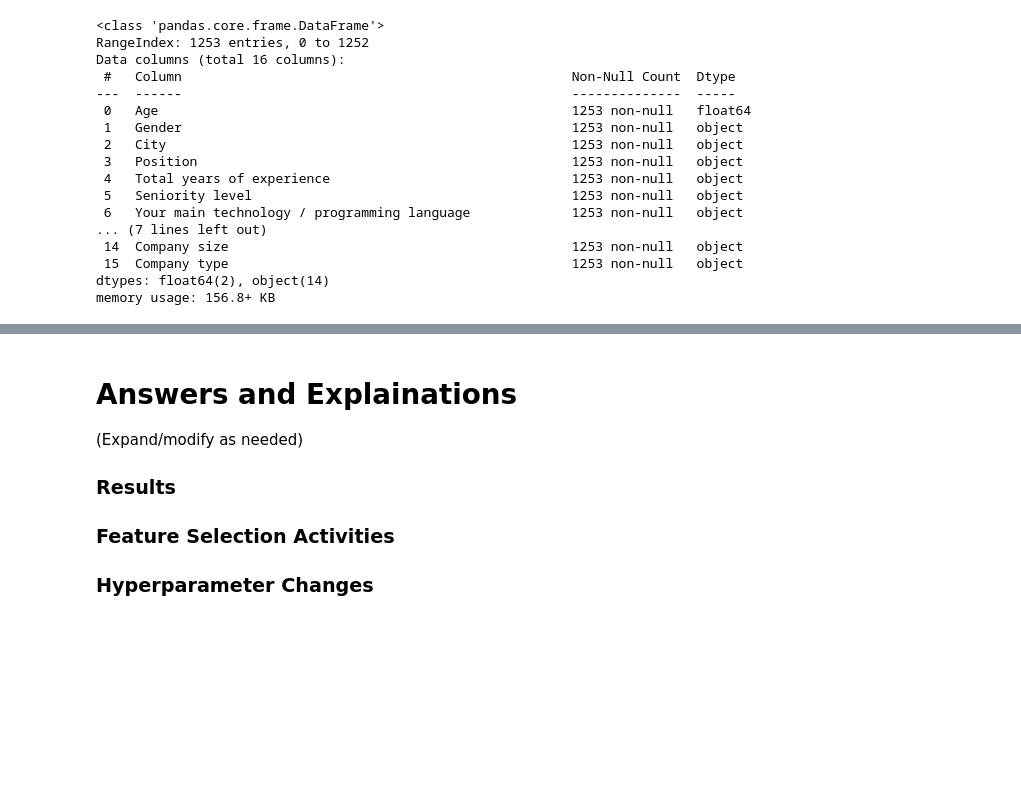
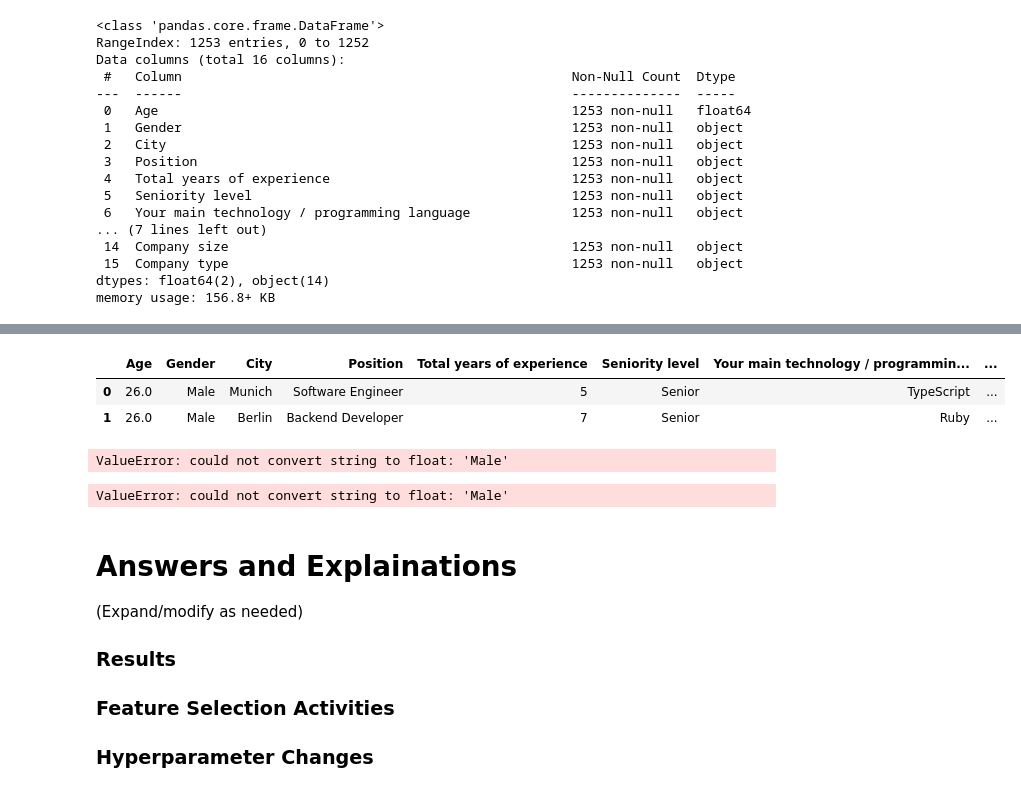
Before and after one commit to SidhST12/ItML_Asn_2_Students, a Jupyter notebook: assignment_2_start.ipynb, the cells around one changed output, grey strips where cells are left out. Saved outputs shown, nothing was run; the diff lists cells and outputs as text; code cells hidden in the pictures; blank space fills up the shorter version.

```diff
--- a/assignment_2_start.ipynb
+++ b/assignment_2_start.ipynb
@@ -300,0 +301,6 @@ NameError: name 'df' is not defined
+# %%
+df.head(2)
+# %% [output]
+|  | Age | Gender | City | Position | Total years of experience | Seniority level | Your main technology / programmin... | ... |
+| 0 | 26.0 | Male | Munich | Software Engineer | 5 | Senior | TypeScript | ... |
+| 1 | 26.0 | Male | Berlin | Backend Developer | 7 | Senior | Ruby | ... |
@@ -301,3 +316,20 @@ NameError: name 'df' is not defined
+# %%
+#Tree Based
+tree_sel = RandomForestClassifier().fit(X, y)
+sfm_class = SelectFromModel(tree_sel, prefit=True)
+x_new = sfm_class.transform(X)
+print(x_new.shape)
+
+mask = sfm_class.get_support()
+new_features = X.columns[mask]
+print(new_features)
+# %% [output]
+ValueError: could not convert string to float: 'Male'
+# %%
+post_mut_inf = SelectPercentile(score_func=mutual_info_classif, percentile=50).fit_transform(X,y.ravel())
+print("Mutual Info:", post_mut_inf.shape)
+# %% [output]
+ValueError: could not convert string to float: 'Male'
 # %% [markdown]
 # Answers and Explainations
 (Expand/modify as needed)
```
Also changed, not shown: parts of 7 cells of this notebook.
